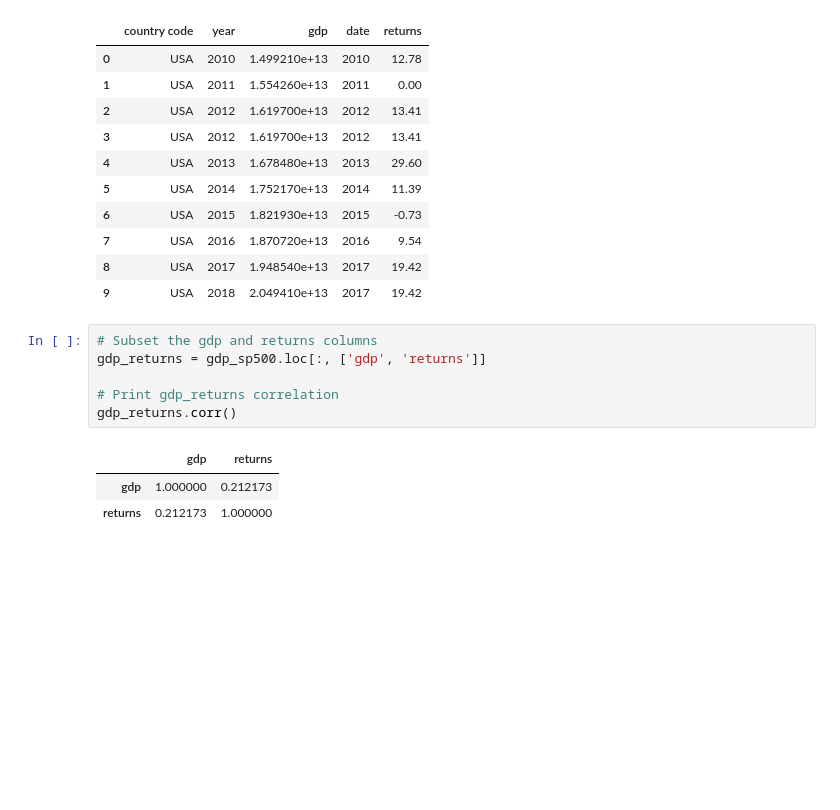
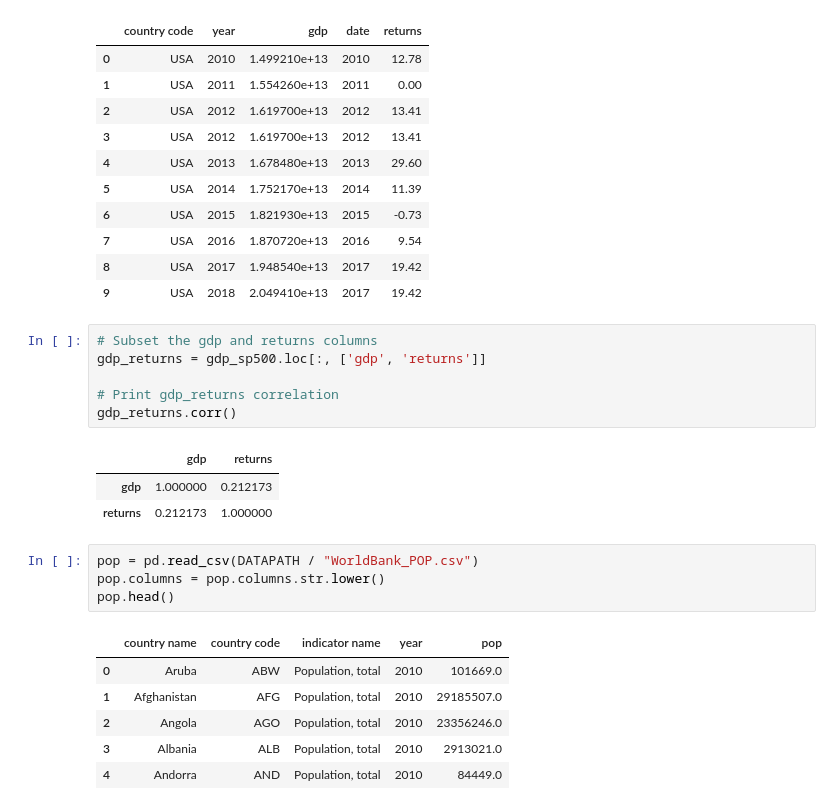
Before and after one commit to kbantoec/dsuc, a Jupyter notebook: joining_data_pandas/notebook.ipynb, the cells around one changed output. Saved outputs shown, nothing was run; the diff lists cells and outputs as text; blank space fills up the shorter version.

```diff
--- a/joining_data_pandas/notebook.ipynb
+++ b/joining_data_pandas/notebook.ipynb
@@ -842,3 +844,14 @@ gdp_returns.corr()
 |  | gdp | returns |
 | gdp | 1.000000 | 0.212173 |
 | returns | 0.212173 | 1.000000 |
+# %%
+pop = pd.read_csv(DATAPATH / "WorldBank_POP.csv")
+pop.columns = pop.columns.str.lower()
+pop.head()
+# %% [output]
+|  | country name | country code | indicator name | year | pop |
+| 0 | Aruba | ABW | Population, total | 2010 | 101669.0 |
+| 1 | Afghanistan | AFG | Population, total | 2010 | 29185507.0 |
+| 2 | Angola | AGO | Population, total | 2010 | 23356246.0 |
+| 3 | Albania | ALB | Population, total | 2010 | 2913021.0 |
+| 4 | Andorra | AND | Population, total | 2010 | 84449.0 |
```
Also changed, not shown: parts of 8 cells of this notebook, 1 other file.
